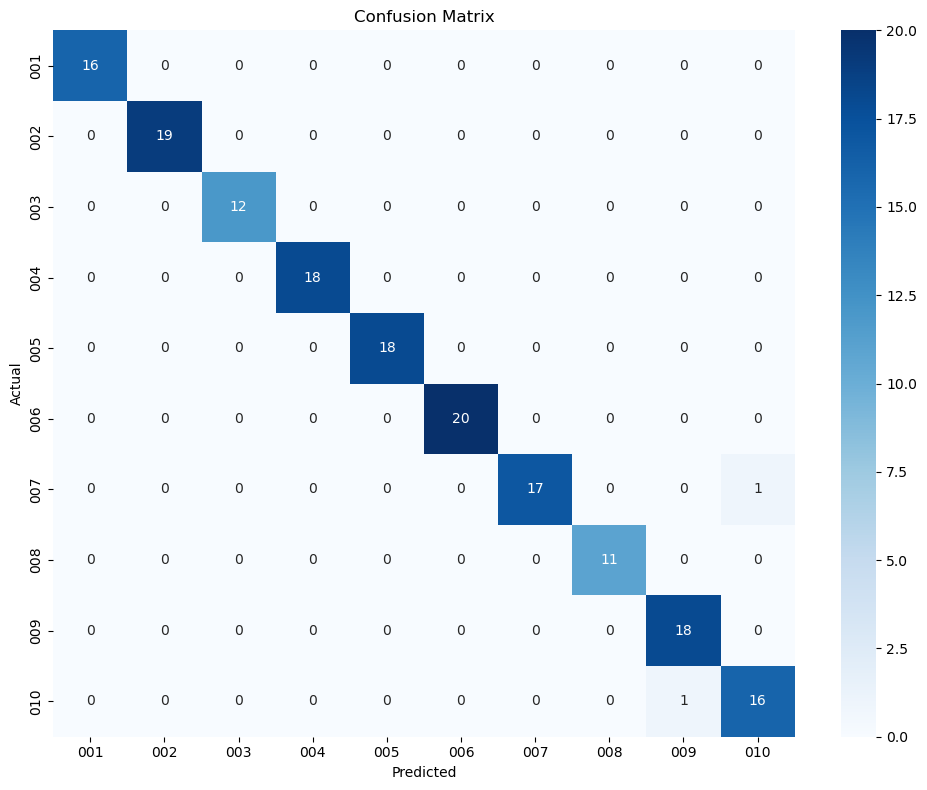
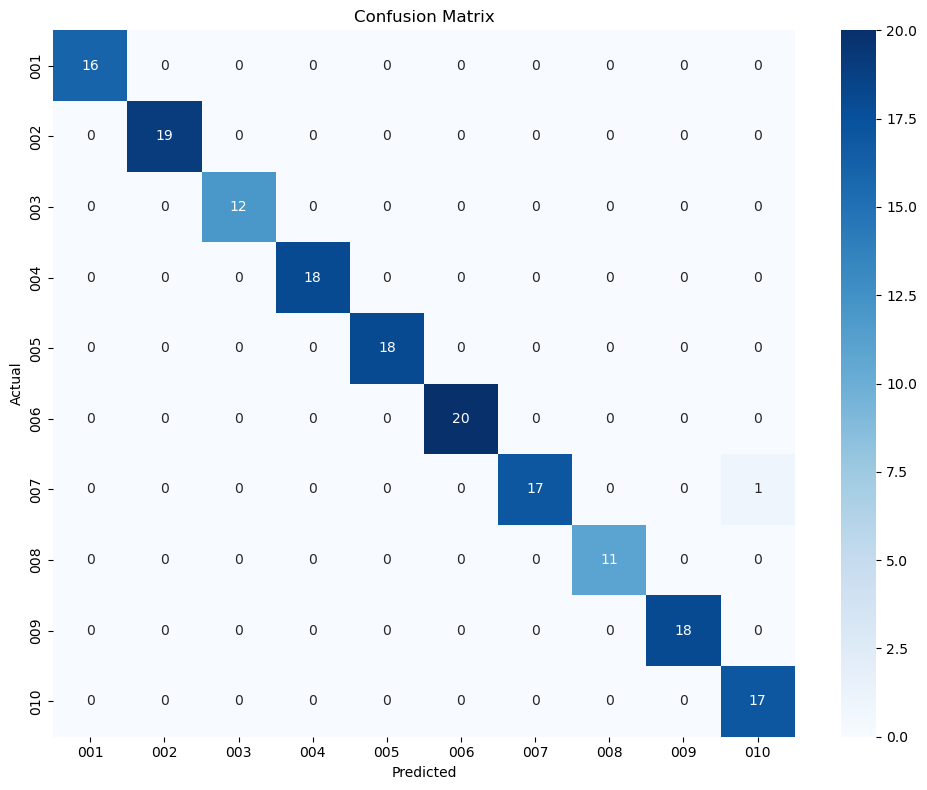
The change to this notebook cell's code, shown as a diff; its figure went from the first image to the second:
--- before
+++ after
@@ -1,12 +1,9 @@
-import matplotlib.pyplot as plt
+fig = plot_confusion_matrix(cm,sorted(set(labels)))
 
-plot_confusion_matrix(
-    cm,
-    sorted(set(labels))
-)
-
-plt.savefig(
+fig.savefig(
     "../outputs/figures/confusion_matrix.png",
     dpi=300,
     bbox_inches="tight"
 )
+
+fig.show()

Commit: Final Graphs Update